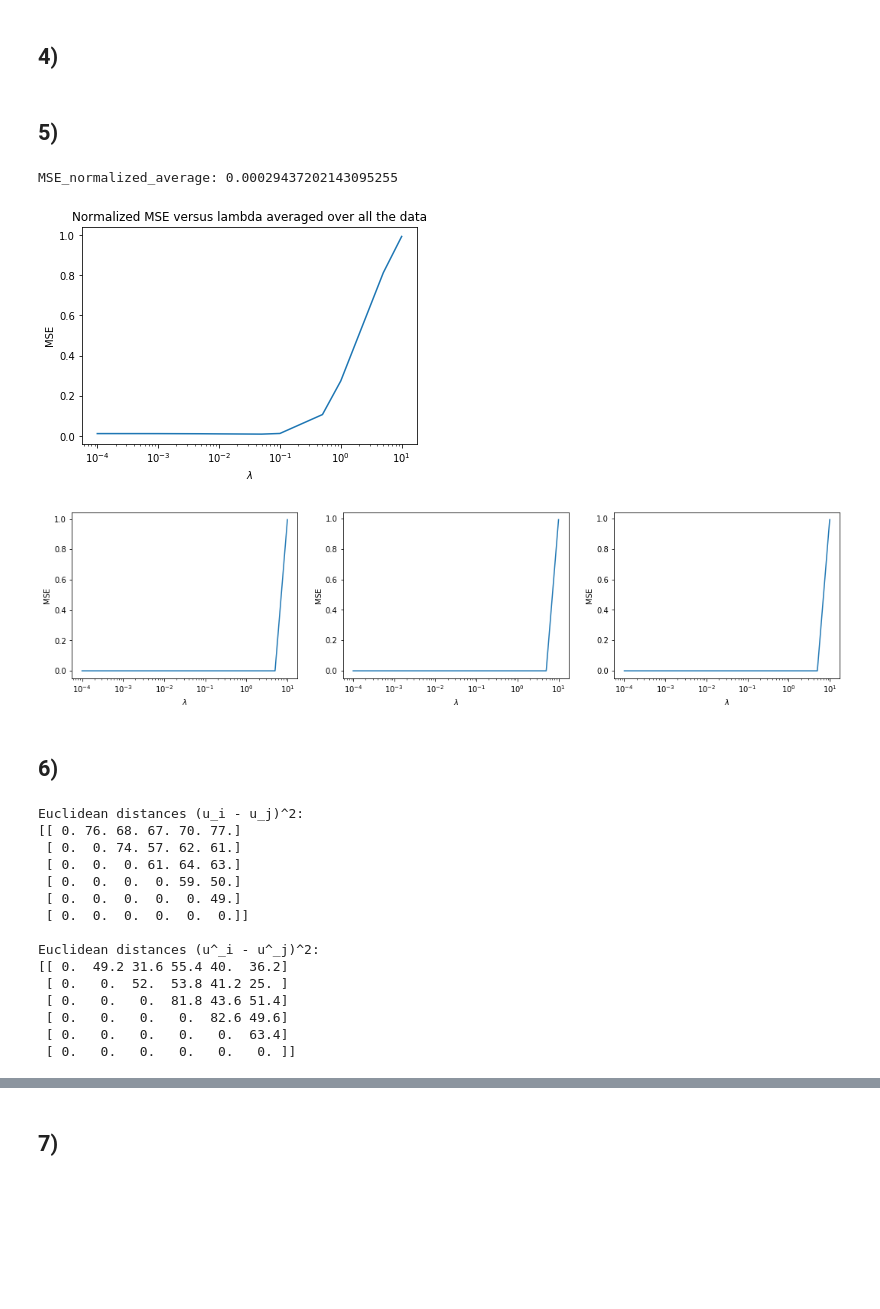
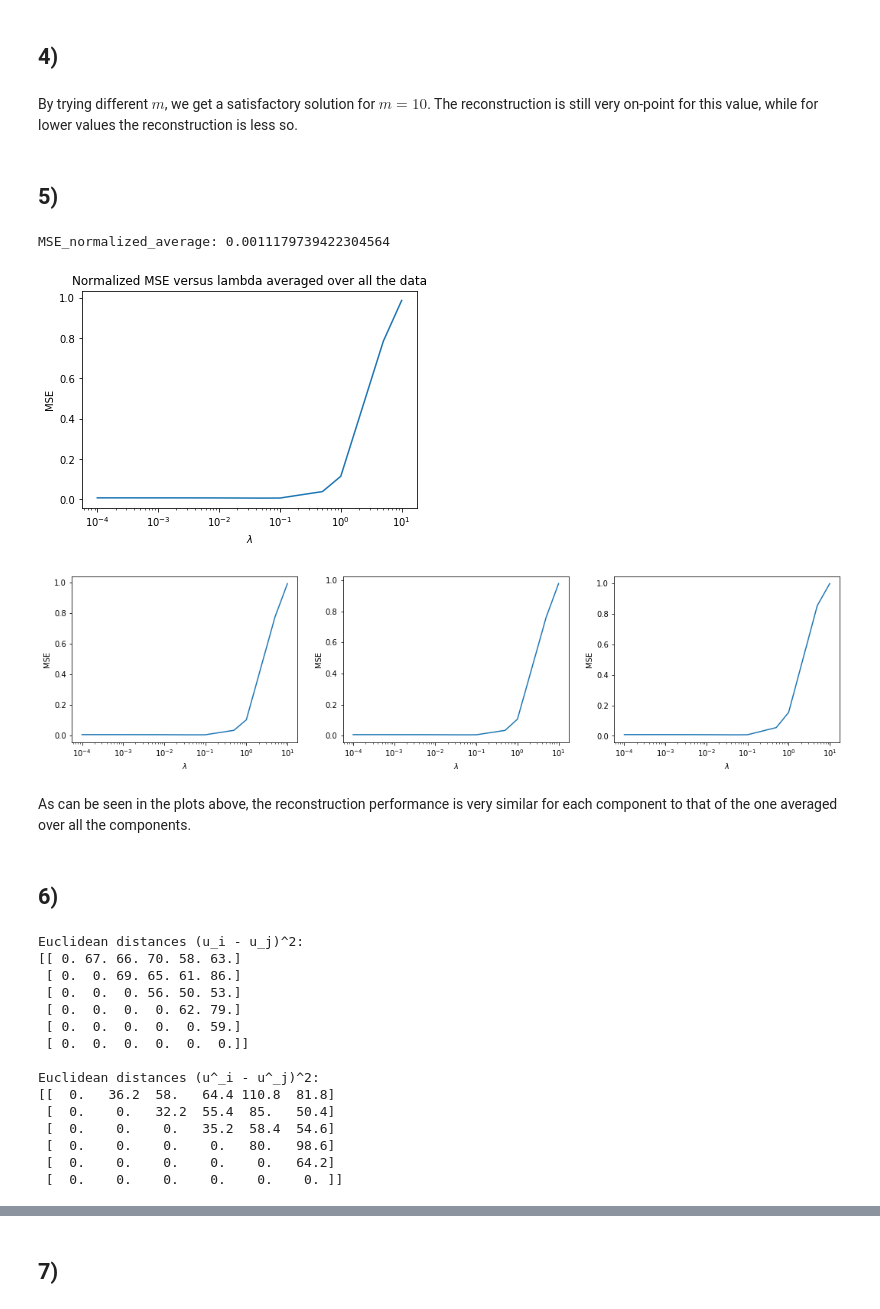
Before and after one commit to kongsgard/machine-learning, a Jupyter notebook: hw5/hw5.ipynb, the cells around one changed output, grey strips where cells are left out. Drawn from its saved outputs; the diff is of its cells as text; code cells hidden in the pictures; blank space fills up the shorter version.

```diff
--- a/hw5/hw5.ipynb
+++ b/hw5/hw5.ipynb
@@ -411,6 +414,8 @@ def sparse_reconstruction_with_lasso(m, Phi, B, y, alpha=0.05):
     a_hat = rgr_lasso.coef_
     s_hat = (B @ a_hat.T).T
     return a_hat, s_hat
+# %% [markdown]
+By trying different $m$, we get a satisfactory solution for $m=10$. The reconstruction is still very on-point for this value, while for lower values the reconstruction is less so.
 # %% [markdown]
 ## 5)
 # %%
@@ -419,7 +424,7 @@ def MSE_normalized(s_hat, s):
 
 # Compute the normalized MSE averaging over many draws, with lambda/alpha = 0.05
 MSE_normalized_sum = 0
-for i in range(3): # TODO: Increase
+for i in range(20):
     s, x, _ = generate_d_dimensional_gaussian_components_and_keep_s(N, d, u)
     y = 1. / math.sqrt(m) * Phi @ x.T
     _, s_hat = sparse_reconstruction_with_lasso(m, Phi, B, y)
@@ -439,28 +444,30 @@ plt.xlabel("$\lambda$")
 plt.ylabel("MSE")
 plt.show()
 # %% [output]
-MSE_normalized_average: 0.00029437202143095255
+MSE_normalized_average: 0.0011179739422304564
-[figure, old version]
+[figure, new version]
 # %%
 # Plot the normalized MSE versus λ averaging over data drawn from each of the three mixture components
 lambdas = [0.0001, 0.0005, 0.001, 0.005, 0.01, 0.05, 0.1, 0.5, 1, 5, 10]
 MSE_normalized_for_several_lambdas = np.zeros((len(lambdas), 3))
 plt.figure(figsize=(18,4))
 plt.title("Normalized MSE versus λ averaging over data drawn from each of the three mixture components")
 for c in range(3):
     x_component = x[z[:, c] == 1]
     s_component = s[z[:, c] == 1]
     for la in lambdas:
         y = 1. / math.sqrt(m) * Phi @ x_component.T
         _, s_hat = sparse_reconstruction_with_lasso(m, Phi, B, y, alpha=la)
-        MSE_normalized_for_several_lambdas[lambdas.index(l), c] = (MSE_normalized(s_hat, s_component))
+        MSE_normalized_for_several_lambdas[lambdas.index(la), c] = (MSE_normalized(s_hat, s_component))
 
     plt.subplot(1, 3, c+1)
     plt.semilogx(lambdas, MSE_normalized_for_several_lambdas[:, c])
     plt.xlabel("$\lambda$")
     plt.ylabel("MSE")
 # %% [output]
-[figure, old version]
+[figure, new version]
+# %% [markdown]
+As can be seen in the plots above, the reconstruction performance is very similar for each component to that of the one averaged over all the components.
 # %% [markdown]
 ## 6)
 # %%
@@ -488,17 +495,17 @@ print("Euclidean distances (u^_i - u^_j)^2:")
 print(v_distances)
 # %% [output]
 Euclidean distances (u_i - u_j)^2:
-[[ 0. 76. 68. 67. 70. 77.]
- [ 0.  0. 74. 57. 62. 61.]
- [ 0.  0.  0. 61. 64. 63.]
- [ 0.  0.  0.  0. 59. 50.]
- [ 0.  0.  0.  0.  0. 49.]
+[[ 0. 67. 66. 70. 58. 63.]
+ [ 0.  0. 69. 65. 61. 86.]
+ [ 0.  0.  0. 56. 50. 53.]
+ [ 0.  0.  0.  0. 62. 79.]
+ [ 0.  0.  0.  0.  0. 59.]
  [ 0.  0.  0.  0.  0.  0.]]
 
 Euclidean distances (u^_i - u^_j)^2:
-[[ 0.  49.2 31.6 55.4 40.  36.2]
- [ 0.   0.  52.  53.8 41.2 25. ]
- [ 0.   0.   0.  81.8 43.6 51.4]
- [ 0.   0.   0.   0.  82.6 49.6]
- [ 0.   0.   0.   0.   0.  63.4]
- [ 0.   0.   0.   0.   0.   0. ]]
+[[  0.   36.2  58.   64.4 110.8  81.8]
+ [  0.    0.   32.2  55.4  85.   50.4]
+ [  0.    0.    0.   35.2  58.4  54.6]
+ [  0.    0.    0.    0.   80.   98.6]
+ [  0.    0.    0.    0.    0.   64.2]
+ [  0.    0.    0.    0.    0.    0. ]]
```
Also changed, not shown: parts of 13 cells of this notebook.
